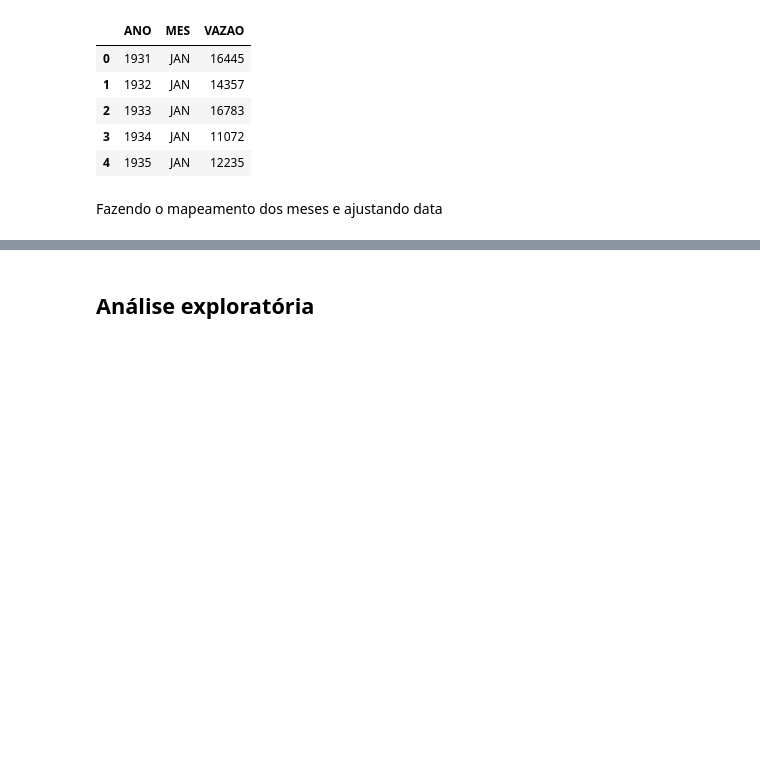
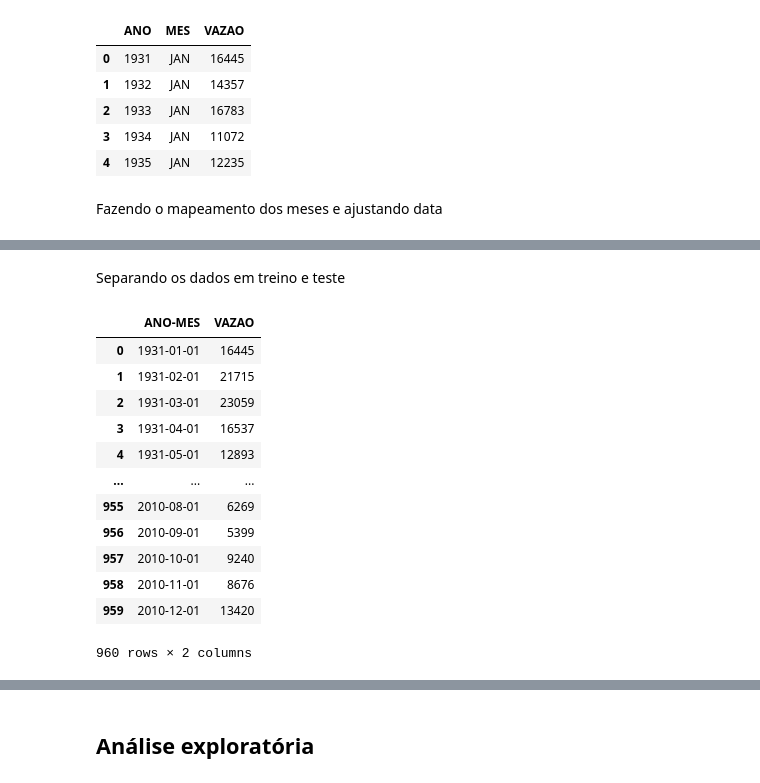
Before and after one commit to mateusbcavalcanti/SARIMAX, a Jupyter notebook: previsao_sarimax.ipynb, the cells around one changed output, grey strips where cells are left out. Cells and saved outputs as stored; diff of their text form; code cells hidden in the pictures; blank space fills up the shorter version.

```diff
--- a/previsao_sarimax.ipynb
+++ b/previsao_sarimax.ipynb
@@ -66,0 +77,20 @@ dtype: object
+# %% [markdown]
+Separando os dados em treino e teste
+# %%
+base_treino = data.loc[(data['ANO-MES'].dt.year >=1931) & (data['ANO-MES'].dt.year <= 2010)].reset_index(drop=True)
+base_teste = data.loc[(data['ANO-MES'].dt.year >=2011) & (data['ANO-MES'].dt.year <= 2016)].reset_index(drop=True)
+base_treino
+# %% [output]
+|  | ANO-MES | VAZAO |
+| 0 | 1931-01-01 | 16445 |
+| 1 | 1931-02-01 | 21715 |
+| 2 | 1931-03-01 | 23059 |
+| 3 | 1931-04-01 | 16537 |
+| 4 | 1931-05-01 | 12893 |
+| ... | ... | ... |
+| 955 | 2010-08-01 | 6269 |
+| 956 | 2010-09-01 | 5399 |
+| 957 | 2010-10-01 | 9240 |
+| 958 | 2010-11-01 | 8676 |
+| 959 | 2010-12-01 | 13420 |
+960 rows × 2 columns
```
Also changed, not shown: parts of 7 cells of this notebook.
